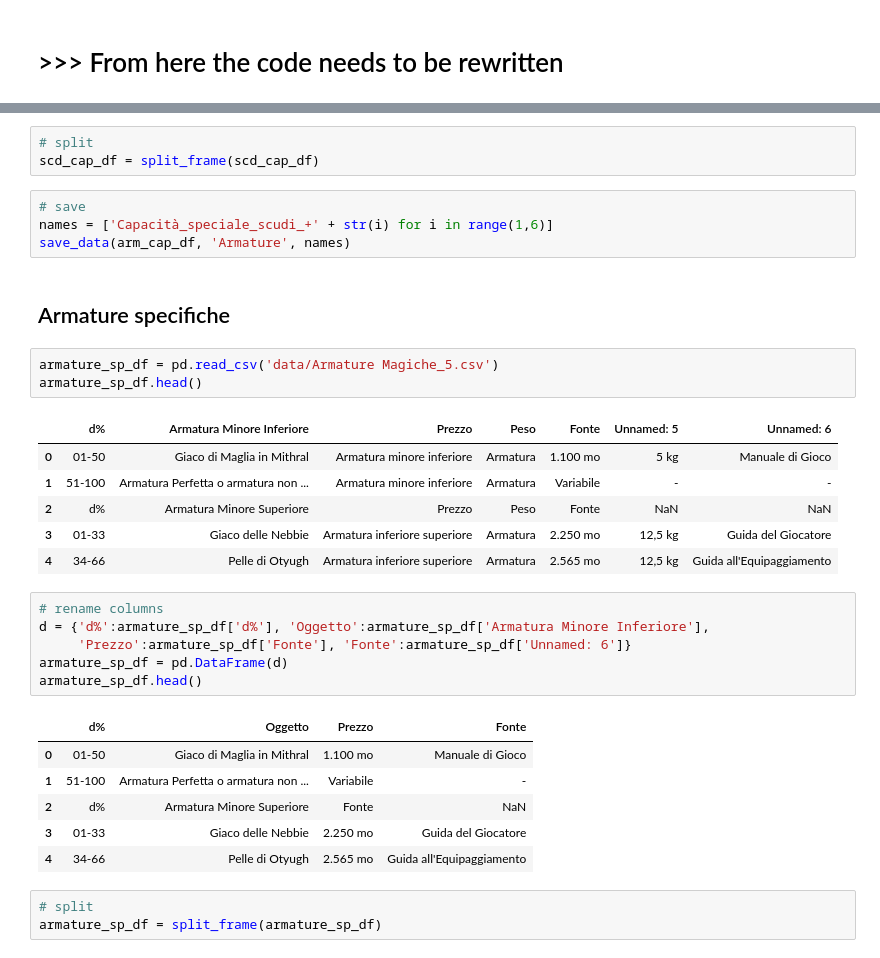
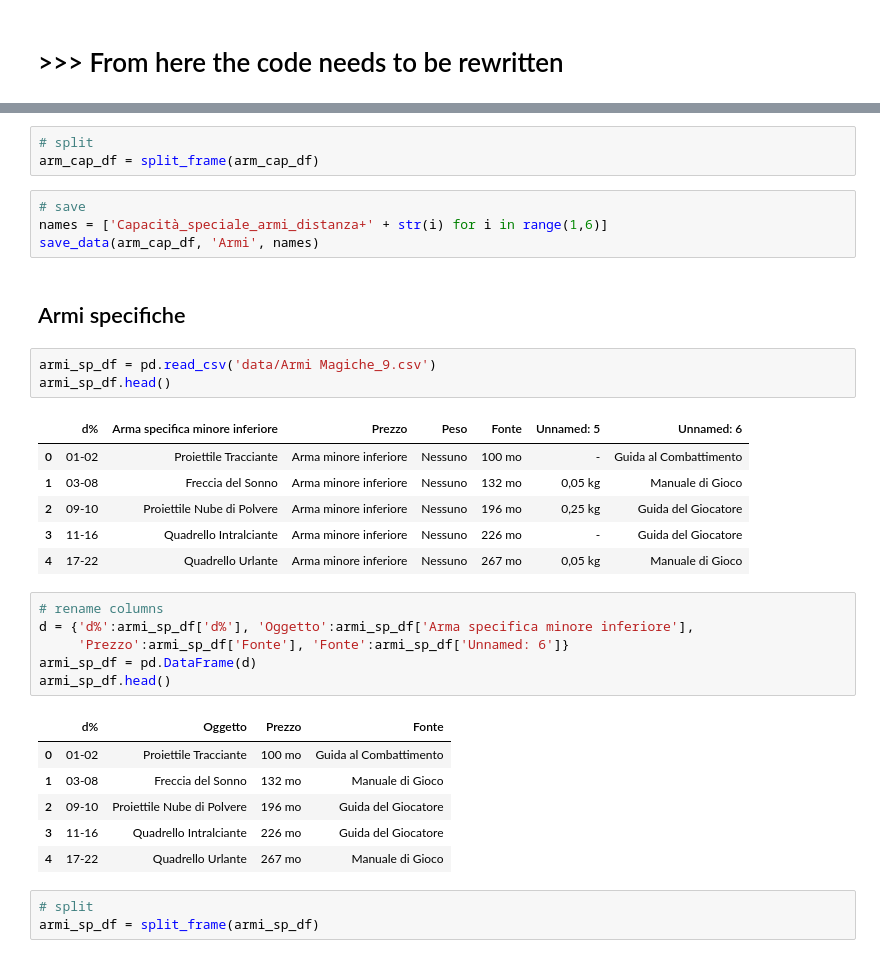
Before and after one commit to mattiafalco/Pathfinder---Magic-Item-Generator, a Jupyter notebook: Cleaning.ipynb, the cells around one changed output, grey strips where cells are left out. Saved outputs shown, nothing was run; the diff lists cells and outputs as text.

Commit message:
cleaned Armi

```diff
--- a/Cleaning.ipynb
+++ b/Cleaning.ipynb
@@ -622,35 +605,35 @@ scd_cap_df
 # %%
 # split
-scd_cap_df = split_frame(scd_cap_df)
+arm_cap_df = split_frame(arm_cap_df)
 # %%
 # save
-names = ['Capacità_speciale_scudi_+' + str(i) for i in range(1,6)]
-save_data(arm_cap_df, 'Armature', names)
+names = ['Capacità_speciale_armi_distanza+' + str(i) for i in range(1,6)]
+save_data(arm_cap_df, 'Armi', names)
 # %% [markdown]
-## Armature specifiche
+## Armi specifiche
 # %%
-armature_sp_df = pd.read_csv('data/Armature Magiche_5.csv')
-armature_sp_df.head()
+armi_sp_df = pd.read_csv('data/Armi Magiche_9.csv')
+armi_sp_df.head()
 # %% [output]
-|  | d% | Armatura Minore Inferiore | Prezzo | Peso | Fonte | Unnamed: 5 | Unnamed: 6 |
-| 0 | 01-50 | Giaco di Maglia in Mithral | Armatura minore inferiore | Armatura | 1.100 mo | 5 kg | Manuale di Gioco |
-| 1 | 51-100 | Armatura Perfetta o armatura non ... | Armatura minore inferiore | Armatura | Variabile | - | - |
-| 2 | d% | Armatura Minore Superiore | Prezzo | Peso | Fonte | NaN | NaN |
-| 3 | 01-33 | Giaco delle Nebbie | Armatura inferiore superiore | Armatura | 2.250 mo | 12,5 kg | Guida del Giocatore |
-| 4 | 34-66 | Pelle di Otyugh | Armatura inferiore superiore | Armatura | 2.565 mo | 12,5 kg | Guida all'Equipaggiamento |
+|  | d% | Arma specifica minore inferiore | Prezzo | Peso | Fonte | Unnamed: 5 | Unnamed: 6 |
+| 0 | 01-02 | Proiettile Tracciante | Arma minore inferiore | Nessuno | 100 mo | - | Guida al Combattimento |
+| 1 | 03-08 | Freccia del Sonno | Arma minore inferiore | Nessuno | 132 mo | 0,05 kg | Manuale di Gioco |
+| 2 | 09-10 | Proiettile Nube di Polvere | Arma minore inferiore | Nessuno | 196 mo | 0,25 kg | Guida del Giocatore |
+| 3 | 11-16 | Quadrello Intralciante | Arma minore inferiore | Nessuno | 226 mo | - | Guida del Giocatore |
+| 4 | 17-22 | Quadrello Urlante | Arma minore inferiore | Nessuno | 267 mo | 0,05 kg | Manuale di Gioco |
 # %%
 # rename columns
-d = {'d%':armature_sp_df['d%'], 'Oggetto':armature_sp_df['Armatura Minore Inferiore'],
-     'Prezzo':armature_sp_df['Fonte'], 'Fonte':armature_sp_df['Unnamed: 6']}
-armature_sp_df = pd.DataFrame(d)
-armature_sp_df.head()
+d = {'d%':armi_sp_df['d%'], 'Oggetto':armi_sp_df['Arma specifica minore inferiore'],
+     'Prezzo':armi_sp_df['Fonte'], 'Fonte':armi_sp_df['Unnamed: 6']}
+armi_sp_df = pd.DataFrame(d)
+armi_sp_df.head()
 # %% [output]
 |  | d% | Oggetto | Prezzo | Fonte |
-| 0 | 01-50 | Giaco di Maglia in Mithral | 1.100 mo | Manuale di Gioco |
-| 1 | 51-100 | Armatura Perfetta o armatura non ... | Variabile | - |
-| 2 | d% | Armatura Minore Superiore | Fonte | NaN |
-| 3 | 01-33 | Giaco delle Nebbie | 2.250 mo | Guida del Giocatore |
-| 4 | 34-66 | Pelle di Otyugh | 2.565 mo | Guida all'Equipaggiamento |
+| 0 | 01-02 | Proiettile Tracciante | 100 mo | Guida al Combattimento |
+| 1 | 03-08 | Freccia del Sonno | 132 mo | Manuale di Gioco |
+| 2 | 09-10 | Proiettile Nube di Polvere | 196 mo | Guida del Giocatore |
+| 3 | 11-16 | Quadrello Intralciante | 226 mo | Guida del Giocatore |
+| 4 | 17-22 | Quadrello Urlante | 267 mo | Manuale di Gioco |
 # %%
 # split
-armature_sp_df = split_frame(armature_sp_df)
+armi_sp_df = split_frame(armi_sp_df)
```
Also changed, not shown: parts of 15 cells of this notebook, 18 other files.
